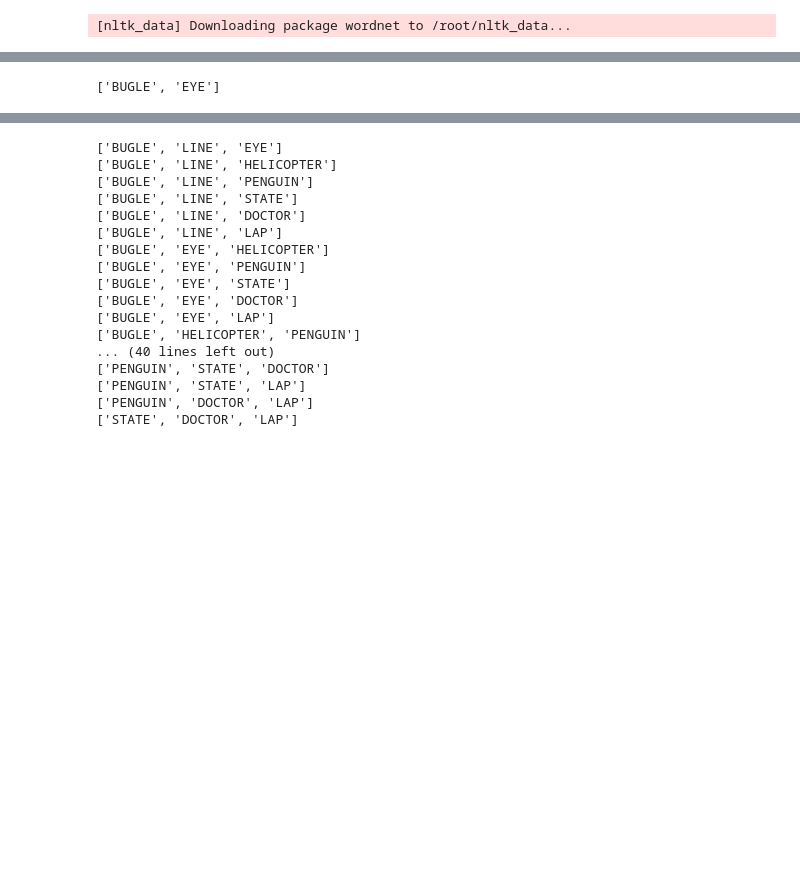
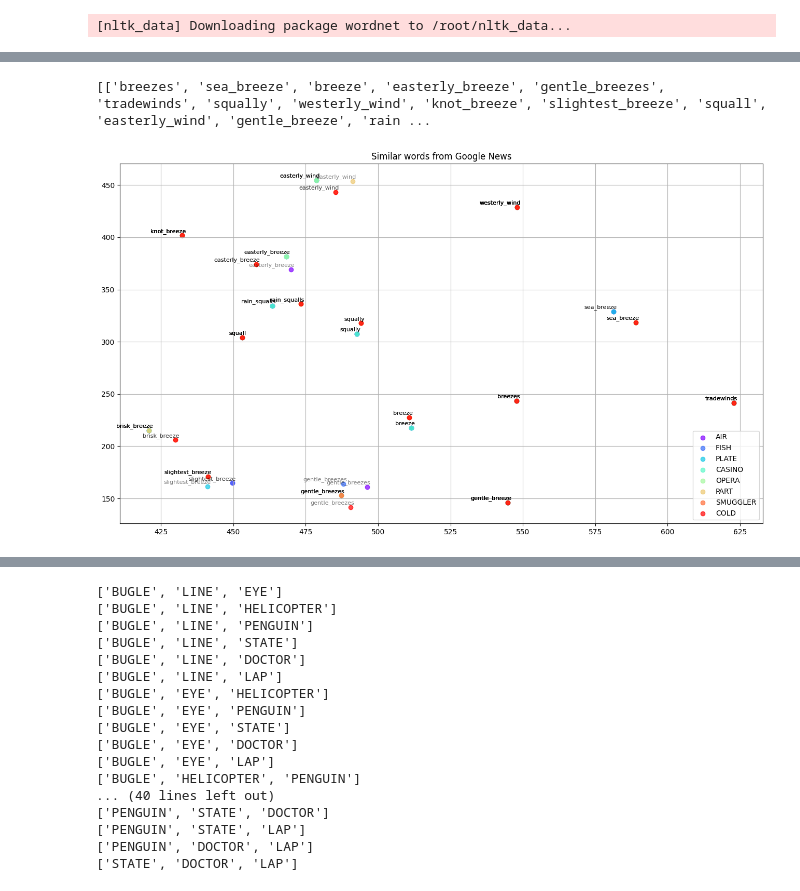
Before and after one commit to tulane-cmps6730/project-codenames, a Jupyter notebook: notebooks/nlp_experiements.ipynb, the cells around one changed output, grey strips where cells are left out. Drawn from its saved outputs; the diff is of its cells as text; code cells hidden in the pictures; blank space fills up the shorter version.

```diff
--- a/notebooks/nlp_experiements.ipynb
+++ b/notebooks/nlp_experiements.ipynb
@@ -228,4 +252,8 @@ for i in range(1, 4):  # Range from 1 to 3
-# %%
-print(list(all_combinations[9]))
-# %% [output]
-['BUGLE', 'EYE']
+# %%
+print(word_clusters)
+
+tsne_plot_similar_words('Similar words from Google News', board["Red"], embeddings_en_2d, word_clusters, 0.7,
+                        'similar_words.png')
+# %% [output]
+[['breezes', 'sea_breeze', 'breeze', 'easterly_breeze', 'gentle_breezes', 'tradewinds', 'squally', 'westerly_wind', 'knot_breeze', 'slightest_breeze', 'squall', 'easterly_wind', 'gentle_breeze', 'rain ...
+[figure, added]
```
Also changed, not shown: parts of 10 cells of this notebook.
